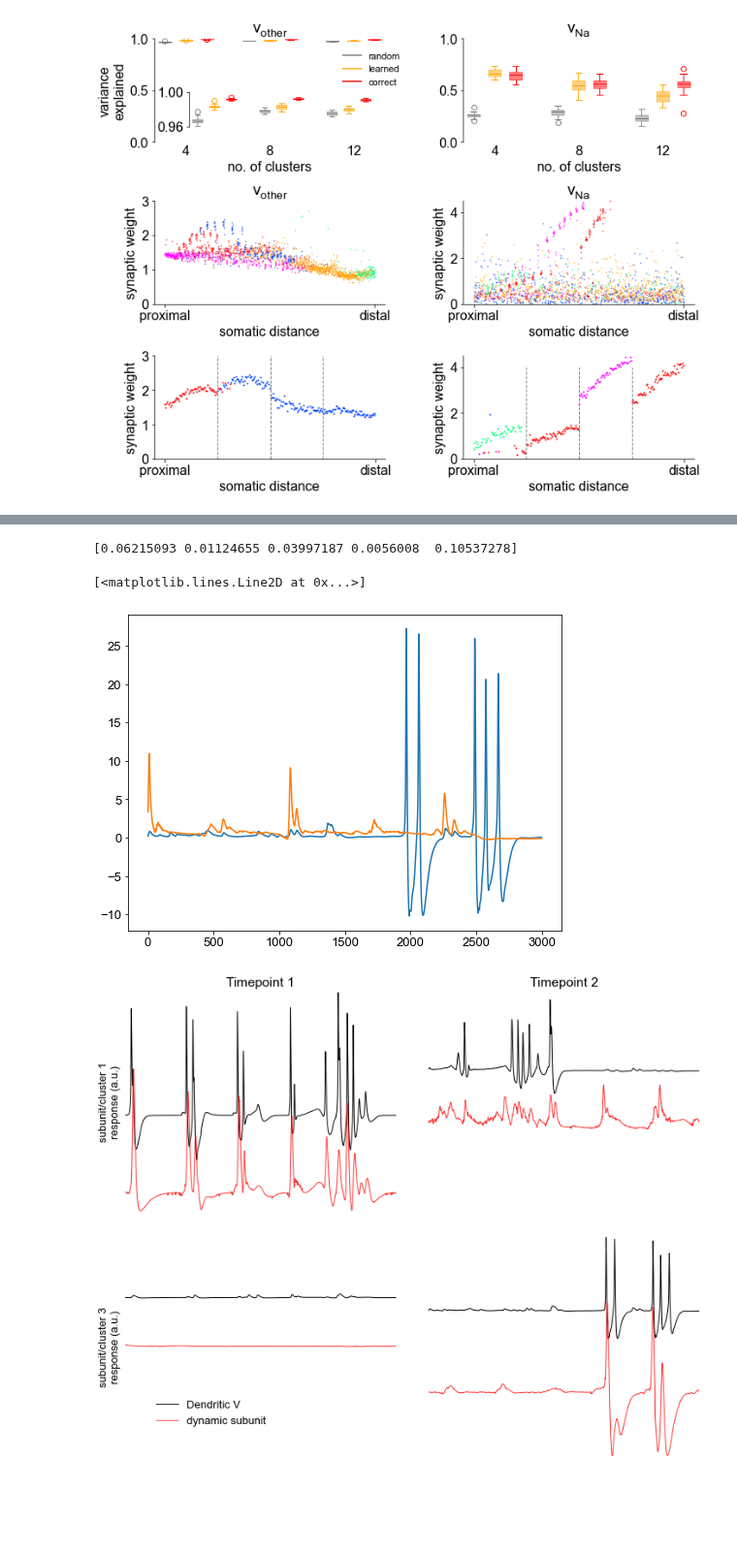
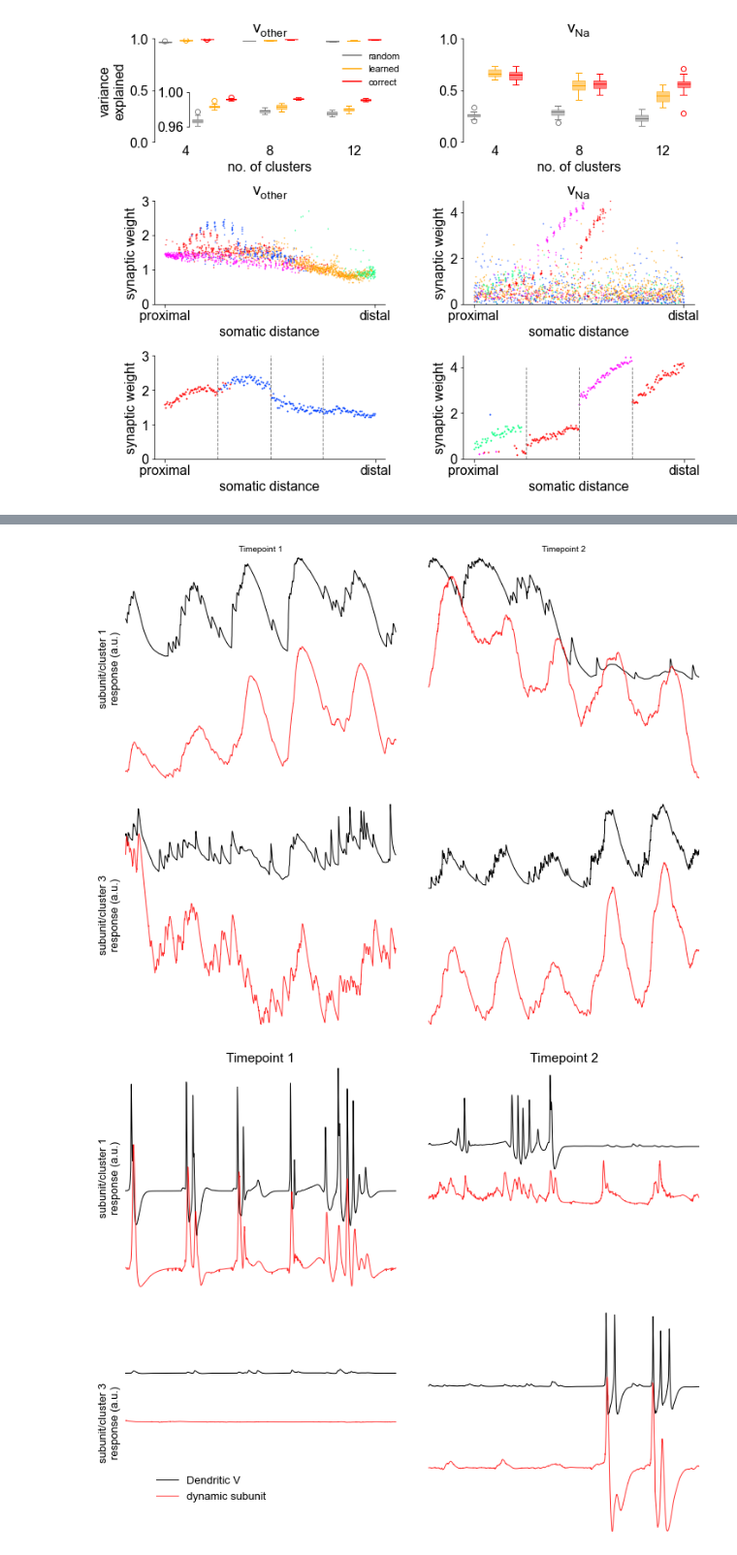
Before and after one commit to yjkimnada/dendrite, a Jupyter notebook: fig8/fig8.ipynb, the cells around one changed output, grey strips where cells are left out. Shown at 97% size. Saved outputs shown, nothing was run; the diff lists cells and outputs as text; code cells hidden in the pictures; blank space fills up the shorter version.

```diff
--- a/fig8/fig8.ipynb
+++ b/fig8/fig8.ipynb
@@ -373,12 +347,70 @@ plt.plot(gru4_diff_subout[4][17000:20000])
-# %%
-print(np.std(gru4_diff_subout, 1))
-plt.figure(figsize=(8,6))
-plt.plot(true4_dend[2][22500:25500])
-plt.plot(gru4_diff_subout[4][22500:25500])
-# %% [output]
-[0.06215093 0.01124655 0.03997187 0.0056008  0.10537278]
-[<matplotlib.lines.Line2D at 0x...>]
-[figure, removed]
+# %%
+mpl.rcParams['pdf.fonttype'] = 42
+mpl.rcParams['font.sans-serif'] = "Arial"
+mpl.rcParams['font.family'] = "sans-serif"
+plt.rcParams['font.size'] = '13'
+
+fig = plt.figure(constrained_layout=True, figsize = (10,8))
+gs = fig.add_gridspec(2,2, wspace=0.1, hspace=0.1)
+ax1 = fig.add_subplot(gs[0,0])
+ax2 = fig.add_subplot(gs[0,1])
+ax3 = fig.add_subplot(gs[1,0])
+ax4 = fig.add_subplot(gs[1,1])
+
+ax1.plot(true4_dend_nona[0][17000:20000], linewidth=1, color="black", label="Dendritic V")
+ax1.plot(gru4_nona_subout[3][17000:20000]*20-60, linewidth=1, color="red", alpha=0.8, label="dynamic subunit")
+ax1.set_ylabel("subunit/cluster 1\nresponse (a.u.)")
+ax1.set_title("Timepoint 1", fontsize=10)
+ax1.margins(x=0.005, y=0.005)
+
+ax2.plot(true4_dend_nona[0][22500:25500], linewidth=1, color="black")
+ax2.plot(gru4_nona_subout[3][22500:25500]*20-60, linewidth=1, color="red", alpha=0.8)
+ax2.set_title("Timepoint 2", fontsize=10)
+ax2.margins(x=0.005, y=0.005)
+#ax17.set_ylim(-1,11.5)
+
+ax3.plot(true4_dend_nona[2][17000:20000], linewidth=1, color="black", label="Dendritic V")
+ax3.plot(gru4_nona_subout[0][17000:20000]*15-9, linewidth=1, color="red", alpha=0.8, label="dynamic subunit")
+#ax18.legend(loc=(0.1,0.12), fontsize=8, frameon=False)
+#ax12.set_title("Subunit/Cluster 3", fontsize=10)
+ax3.set_ylabel("subunit/cluster 3\nresponse (a.u.)")
+ax3.margins(x=0.005, y=0.005)
+#ax18.set_ylim(-0.5,8.5)
+
+ax4.plot(true4_dend_nona[2][22500:25500], linewidth=1, color="black")
+ax4.plot(gru4_nona_subout[0][22500:25500]*15-60, linewidth=1, color="red", alpha=0.8)
+#ax13.set_title("Subunit/Cluster 3", fontsize=10)
+ax4.margins(x=0.005, y=0.005)
+
+ax1.spines.right.set_visible(False)
+ax1.spines.top.set_visible(False)
+ax1.spines.bottom.set_visible(False)
+ax1.spines.left.set_visible(False)
+ax1.set_yticks([])
+ax1.set_xticks([])
+ax2.spines.right.set_visible(False)
+ax2.spines.top.set_visible(False)
+ax2.spines.bottom.set_visible(False)
+ax2.spines.left.set_visible(False)
+ax2.set_yticks([])
+ax2.set_xticks([])
+ax3.spines.right.set_visible(False)
+ax3.spines.top.set_visible(False)
+ax3.spines.bottom.set_visible(False)
+ax3.spines.left.set_visible(False)
+ax3.set_yticks([])
+ax3.set_xticks([])
+ax4.spines.right.set_visible(False)
+ax4.spines.top.set_visible(False)
+ax4.spines.bottom.set_visible(False)
+ax4.spines.left.set_visible(False)
+ax4.set_yticks([])
+ax4.set_xticks([])
+
+fig.tight_layout()
+plt.show()
+# %% [output]
+[figure, added]
 # %%
 mpl.rcParams['pdf.fonttype'] = 42
 mpl.rcParams['font.sans-serif'] = "Arial"
```
Also changed, not shown: parts of 3 cells of this notebook, 1 other file.
